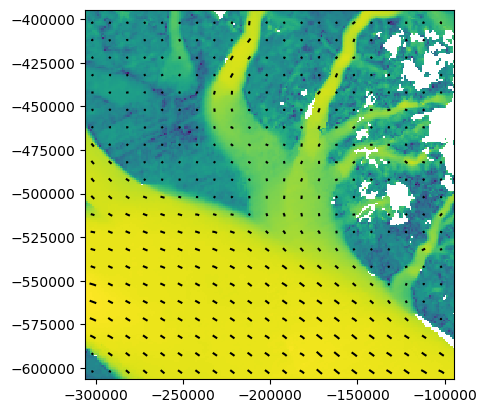
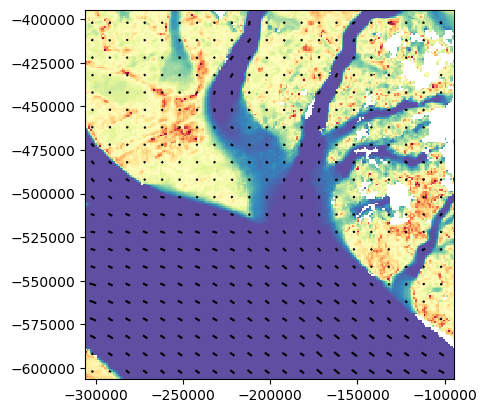
The change to this notebook cell's code, shown as a diff; its figure went from the first image to the second:
--- before
+++ after
@@ -1,4 +1,4 @@
 plt.figure()
-vv0.show(field='log_V')
+vv0.show(field='log_V', cmap='Spectral', clim=[-0.3, 2])
 for row in range(5, xy0.shape[1], 10):
     for col  in range(5, xy0.shape[0], 10):

Commit: make_vel_interpolators: script and notebook